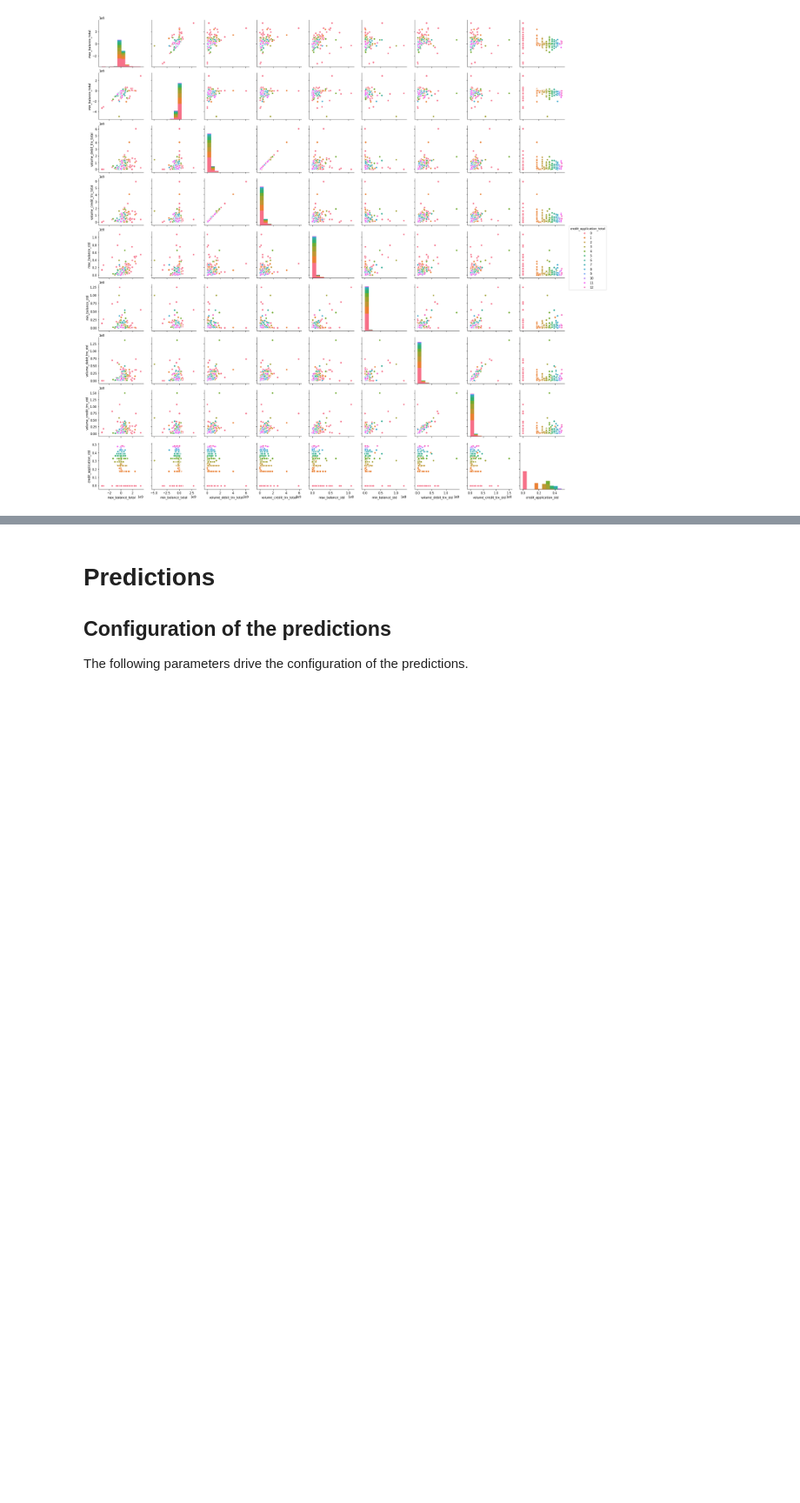
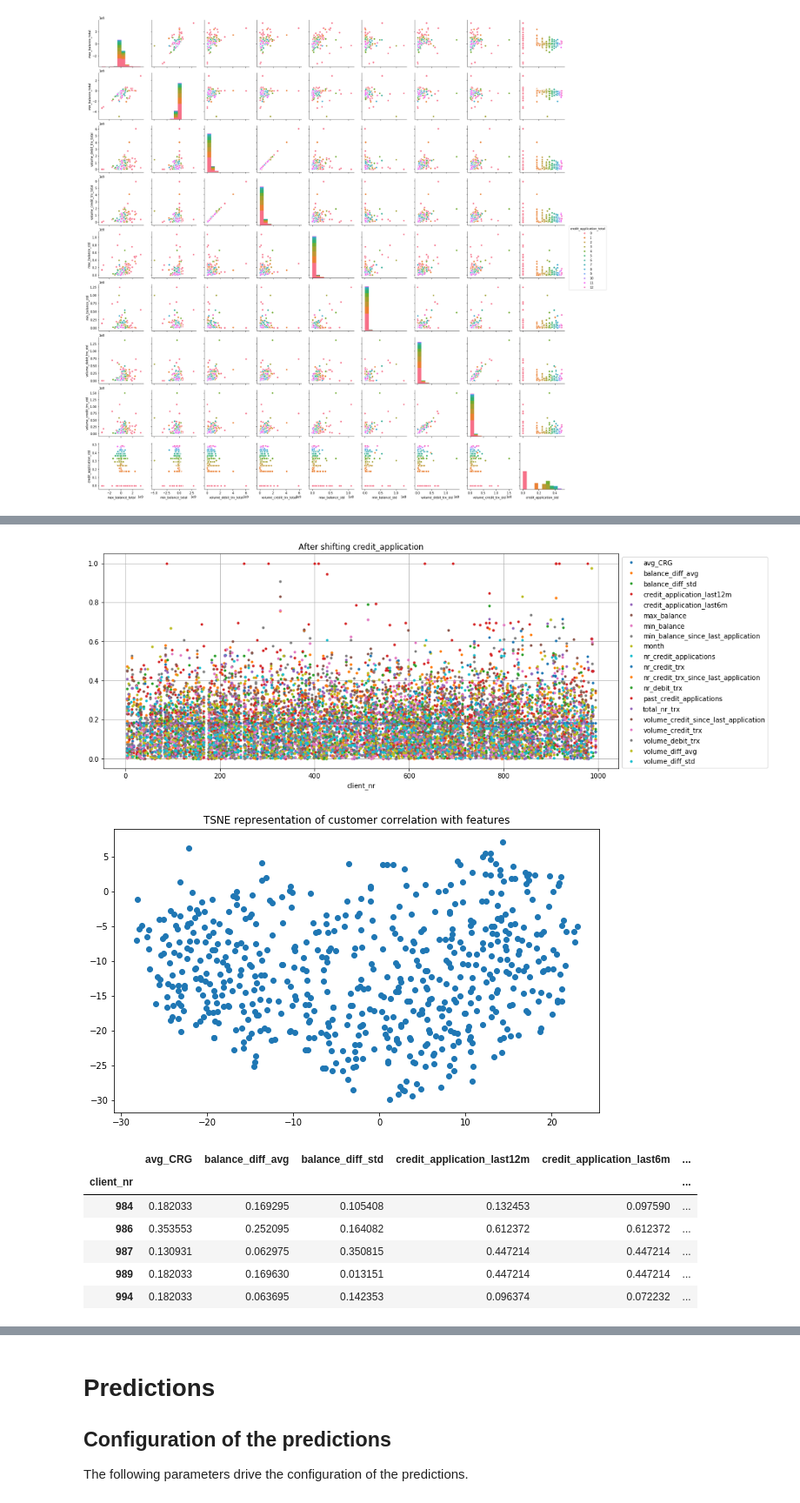
Before and after one commit to drublackberry/ABN, a Jupyter notebook: proposed_solution.ipynb, the cells around one changed output, grey strips where cells are left out. Shown at 87% size. Saved outputs shown, nothing was run; the diff lists cells and outputs as text; code cells hidden in the pictures; blank space fills up the shorter version.

```diff
--- a/proposed_solution.ipynb
+++ b/proposed_solution.ipynb
@@ -218,0 +279,15 @@ plt.show()
+# %%
+corr_df_post.clean()
+corr_df_post.plot_correlation(min_agg_corr=0.5, title='After shifting credit_application')
+corr_df_post.plot_tsne()
+corr_df_post.tail()
+# %% [output]
+[figure, added]
+[figure, added]
+|  | avg_CRG | balance_diff_avg | balance_diff_std | credit_application_last12m | credit_application_last6m | ... |
+| client_nr |  |  |  |  |  | ... |
+| 984 | 0.182033 | 0.169295 | 0.105408 | 0.132453 | 0.097590 | ... |
+| 986 | 0.353553 | 0.252095 | 0.164082 | 0.612372 | 0.612372 | ... |
+| 987 | 0.130931 | 0.062975 | 0.350815 | 0.447214 | 0.447214 | ... |
+| 989 | 0.182033 | 0.169630 | 0.013151 | 0.447214 | 0.447214 | ... |
+| 994 | 0.182033 | 0.063695 | 0.142353 | 0.096374 | 0.072232 | ... |
```
Also changed, not shown: parts of 25 cells of this notebook.
